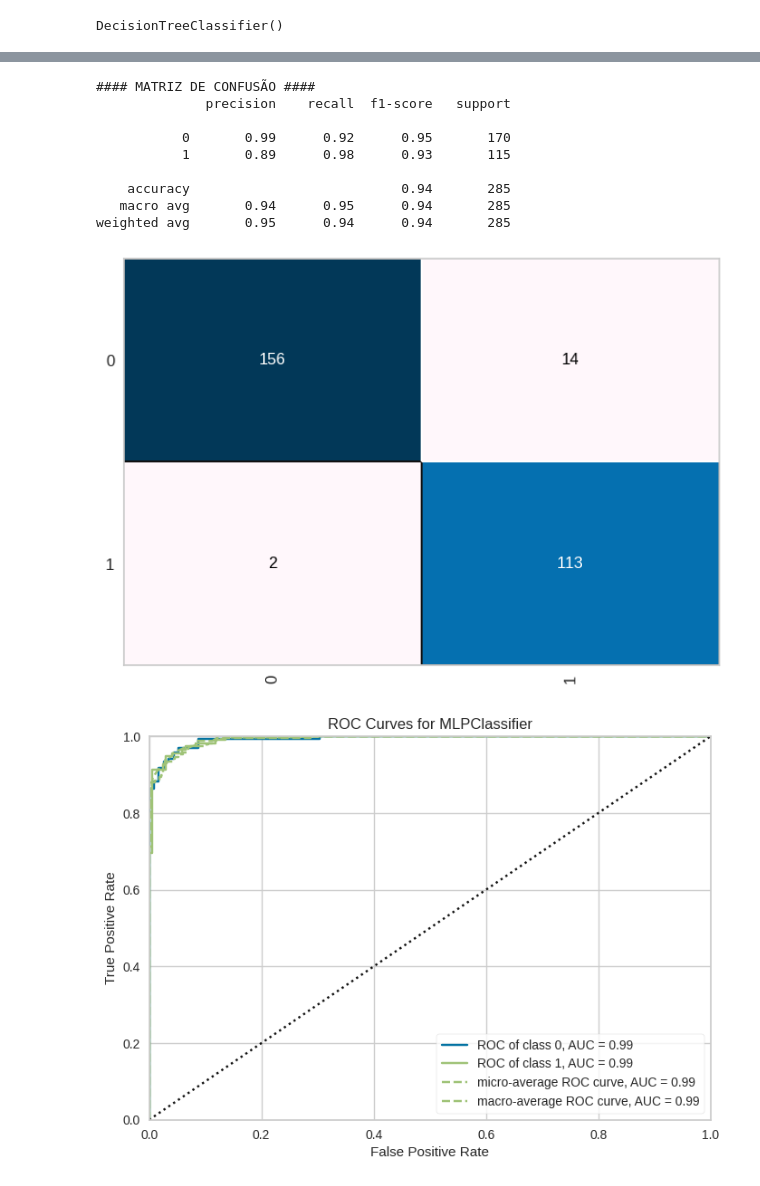
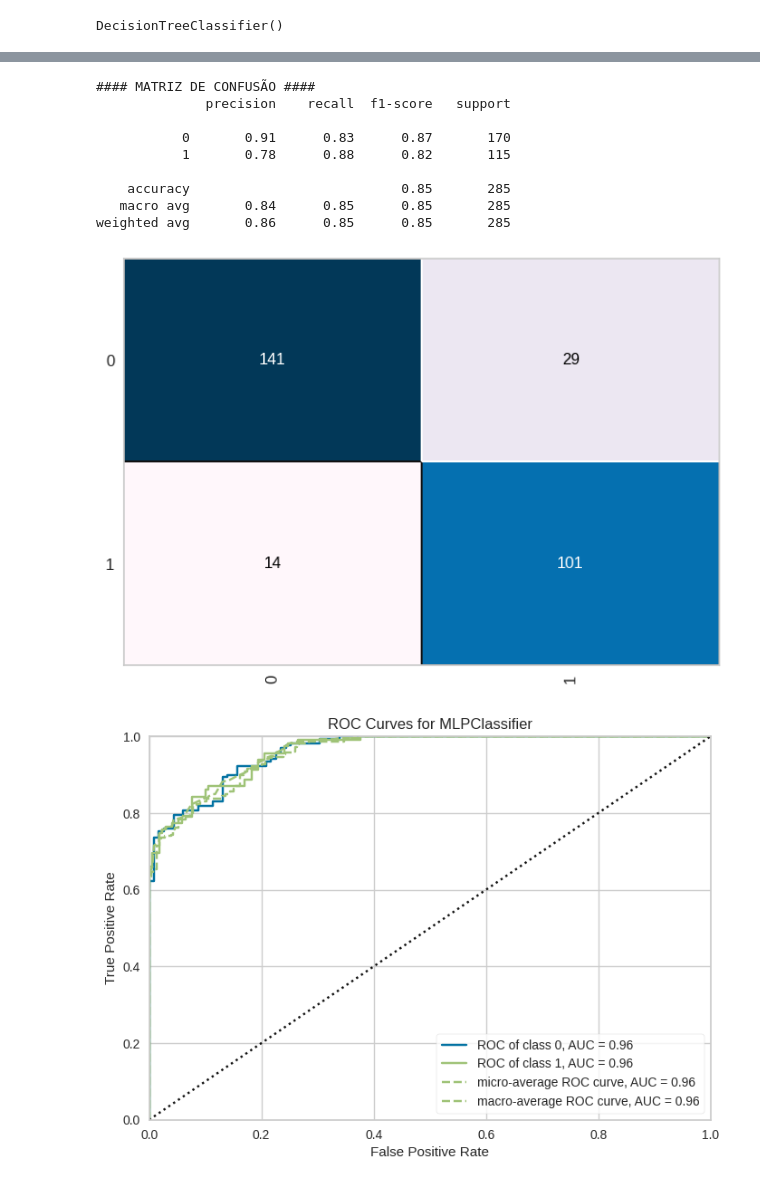
Before and after one commit to cantaruttim/Anemia, a Jupyter notebook: Anemia.ipynb, the cells around one changed output, grey strips where cells are left out. Cells and saved outputs as stored; diff of their text form; code cells hidden in the pictures.

```diff
--- a/Anemia.ipynb
+++ b/Anemia.ipynb
@@ -338,6 +276,6 @@ tree.plot_tree(clf, class_names=['0', '1'], filled=True)
 # %%
 arvore = DecisionTreeClassifier(criterion='gini')
-arvore.fit(X_treinamento_var, y_treinamento_var)
+arvore.fit(X_train, y_train)
 # %% [output]
 DecisionTreeClassifier()
 # %%
@@ -348,11 +286,11 @@ from yellowbrick.classifier import ConfusionMatrix
 print('#### MATRIZ DE CONFUSÃO ####')
 cm = ConfusionMatrix(arvore,
                      cmap = 'PuBu')
-cm.fit(X_treinamento_var, y_treinamento_var)
-cm.score(X_teste_var, y_teste_var)
+cm.fit(X_train, y_train)
+cm.score(X_test, y_test)
 
-previsoes = arvore.predict(X_teste_var)
-print(classification_report(y_teste_var, previsoes))
+previsoes = arvore.predict(X_test)
+print(classification_report(y_test, previsoes))
 # %% [output]
 #### MATRIZ DE CONFUSÃO ####
               precision    recall  f1-score   support
@@ -372,11 +310,11 @@ array([0.08616561, 0.91383439, 0.        , 0.        , 0.        ])
 print('#### MATRIZ DE CONFUSÃO ####')
 cm = ConfusionMatrix(knn,
                      cmap = 'PuBu')
-cm.fit(X_treinamento_var, y_treinamento_var)
-cm.score(X_teste_var, y_teste_var)
+cm.fit(X_train, y_train)
+cm.score(X_test, y_test)
 
-previsoes = knn.predict(X_teste_var)
-print(classification_report(y_teste_var, previsoes))
+previsoes = knn.predict(X_test)
+print(classification_report(y_test, previsoes))
 # %% [output]
 #### MATRIZ DE CONFUSÃO ####
               precision    recall  f1-score   support
@@ -392,30 +330,30 @@ weighted avg       0.86      0.85      0.85       285
 print('#### MATRIZ DE CONFUSÃO ####')
 cm = ConfusionMatrix(rede_neural,
                      cmap = 'PuBu')
-cm.fit(X_treinamento_var, y_treinamento_var)
-cm.score(X_teste_var, y_teste_var)
+cm.fit(X_train, y_train)
+cm.score(X_test, y_test)
 
-previsoes = rede_neural.predict(X_teste_var)
-print(classification_report(y_teste_var, previsoes))
+previsoes = rede_neural.predict(X_test)
+print(classification_report(y_test, previsoes))
 # %% [output]
 #### MATRIZ DE CONFUSÃO ####
               precision    recall  f1-score   support
 
-           0       0.99      0.92      0.95       170
-           1       0.89      0.98      0.93       115
+           0       0.91      0.83      0.87       170
+           1       0.78      0.88      0.82       115
 
-    accuracy                           0.94       285
-   macro avg       0.94      0.95      0.94       285
-weighted avg       0.95      0.94      0.94       285
+    accuracy                           0.85       285
+   macro avg       0.84      0.85      0.85       285
+weighted avg       0.86      0.85      0.85       285
 [figure]
 # %%
 from yellowbrick.classifier import ROCAUC
 # Instantiate the visualizer with the classification model
 model = MLPClassifier(activation = 'relu', batch_size = 56, solver = 'adam')
 visualizer = ROCAUC(model)
 
-visualizer.fit(X_treinamento_var, y_treinamento_var)        # Fit the training data to the visualizer
-visualizer.score(X_teste_var, y_teste_var)        # Evaluate the model on the test data
+visualizer.fit(X_train, y_train)        # Fit the training data to the visualizer
+visualizer.score(X_test, y_test)        # Evaluate the model on the test data
 visualizer.show()   ;
 # %% [output]
-[figure, old version]
+[figure, new version]
```
Also changed, not shown: parts of 16 cells of this notebook.
